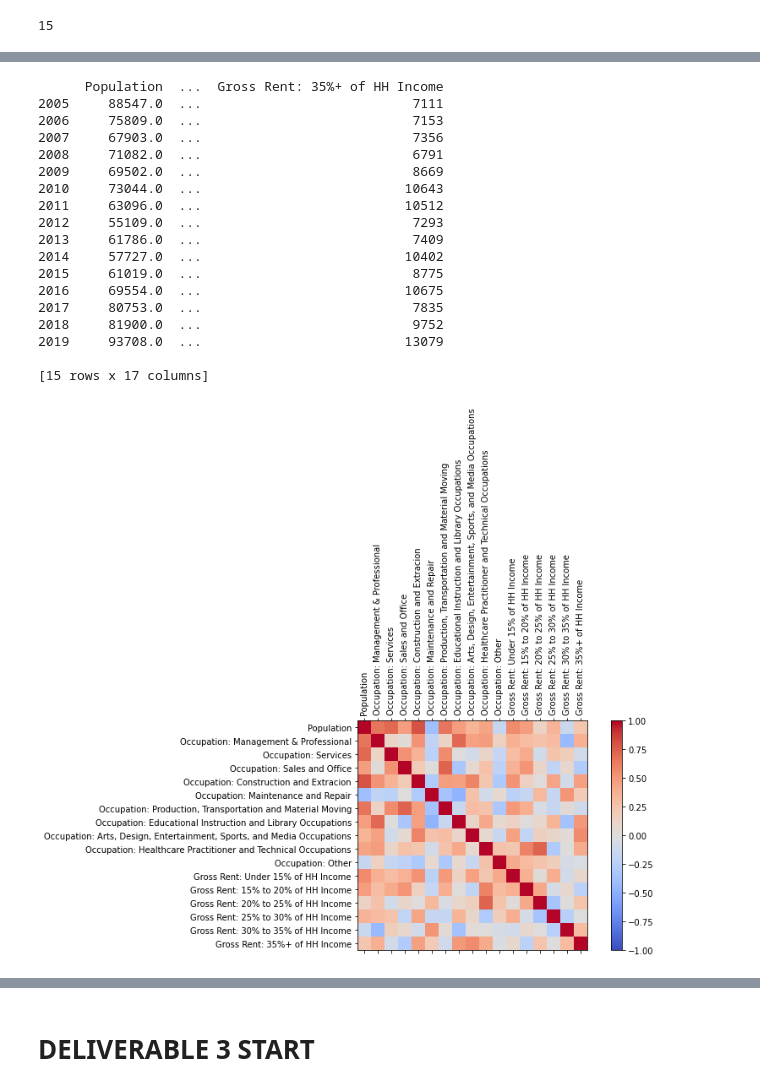
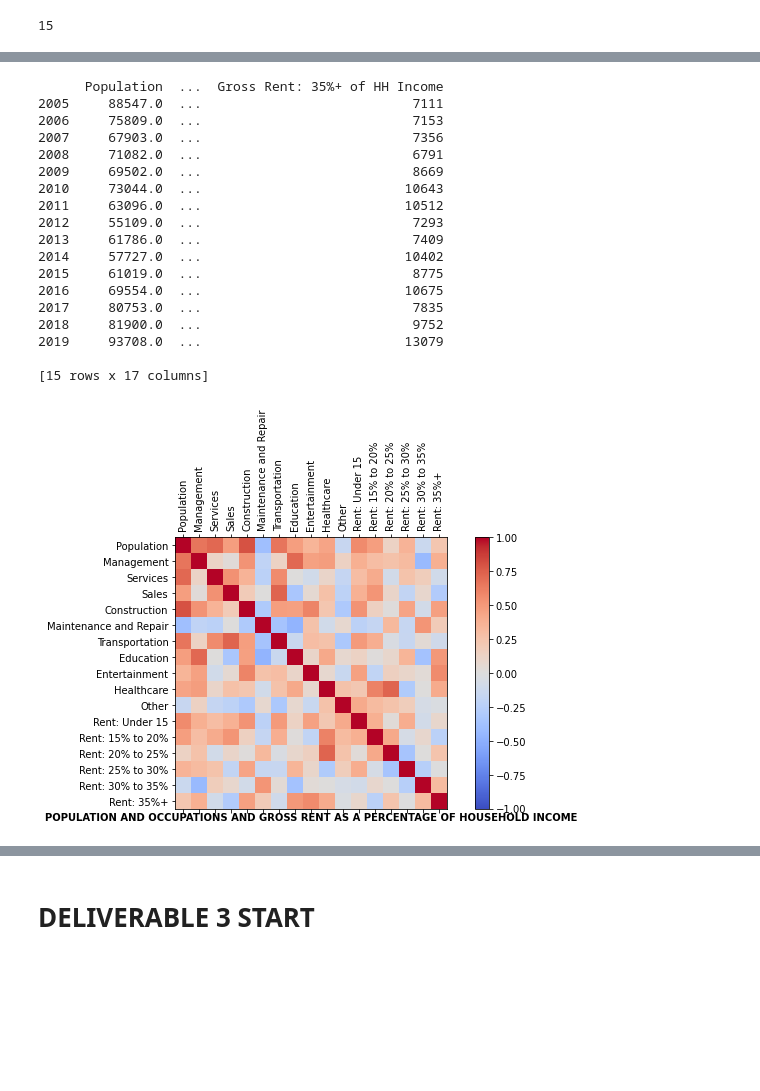
Before and after one commit to BU-Spark/ds-boston-bpda-br-census, a Jupyter notebook: emilygreven/CensusProjectDeliverable3.ipynb, the cells around one changed output, grey strips where cells are left out. Cells and saved outputs as stored; diff of their text form; code cells hidden in the pictures; blank space fills up the shorter version.

```diff
--- a/emilygreven/CensusProjectDeliverable3.ipynb
+++ b/emilygreven/CensusProjectDeliverable3.ipynb
@@ -446,17 +588,0 @@ females_industry_df = MA_df[["Female", "Private Wage and Salary Workers",
-# %%
-def makeCorrGraph(df):
-  # This code is from: https://medium.com/@sebastiannorena/finding-correlation-between-many-variables-multidimensional-dataset-with-python-5deb3f39ffb3
-  corr = df.corr()
-  fig = plt.figure()
-  ax = fig.add_subplot(111)
-  cax = ax.matshow(corr,cmap='coolwarm', vmin=-1, vmax=1)
-  fig.colorbar(cax)
-  ticks = np.arange(0,len(df.columns),1)
-  ax.set_xticks(ticks)
-  plt.xticks(rotation=90)
-  ax.set_yticks(ticks)
-  ax.set_xticklabels(df.columns)
-  ax.set_yticklabels(df.columns)
-  plt.show()
-
-makeCorrGraph(females_industry_df)
@@ -540,39 +604,59 @@ population_occupation_df = MA_df[["Population", "Occupation: Management & Profes
 "Occupation: Other"
 ]]
 
+pop_occ_colnames = ["Population", "Management",
+"Services",
+"Sales",
+"Construction",
+"Maintenance and Repair",
+"Transportation",
+"Education",
+"Entertainment",
+"Healthcare",
+"Other"
+]
 rent_montly_percentage_df = housing_df[[
  "Gross Rent: Under 15% of HH Income",
  "Gross Rent: 15% to 20% of HH Income",
  "Gross Rent: 20% to 25% of HH Income",
  "Gross Rent: 25% to 30% of HH Income",
  "Gross Rent: 30% to 35% of HH Income",
  "Gross Rent: 35%+ of HH Income"]]
 
+rent_colnames = [
+ "Rent: Under 15",
+ "Rent: 15% to 20%",
+ "Rent: 20% to 25%",
+ "Rent: 25% to 30%",
+ "Rent: 30% to 35%",
+ "Rent: 35%+"]
+
+pop_rent_colnames = pop_occ_colnames + rent_colnames
 employment_rent_frames = [population_occupation_df, rent_montly_percentage_df]
 result_df_employment_rent = pd.concat(employment_rent_frames, axis=1)
 
 print(result_df_employment_rent)
-makeCorrGraph(result_df_employment_rent)
+makeCorrGraph(result_df_employment_rent, pop_rent_colnames, "POPULATION AND OCCUPATIONS AND GROSS RENT AS A PERCENTAGE OF HOUSEHOLD INCOME")
 # %% [output]
       Population  ...  Gross Rent: 35%+ of HH Income
 2005     88547.0  ...                           7111
 2006     75809.0  ...                           7153
 2007     67903.0  ...                           7356
 2008     71082.0  ...                           6791
 2009     69502.0  ...                           8669
 2010     73044.0  ...                          10643
 2011     63096.0  ...                          10512
 2012     55109.0  ...                           7293
 2013     61786.0  ...                           7409
 2014     57727.0  ...                          10402
 2015     61019.0  ...                           8775
 2016     69554.0  ...                          10675
 2017     80753.0  ...                           7835
 2018     81900.0  ...                           9752
 2019     93708.0  ...                          13079
 
 [15 rows x 17 columns]
-[figure, old version]
+[figure, new version]
 # %%
 
 owner_costs_monthly_percentage_df = housing_df[["Owner Costs: Under 20% of HH Income",
```
Also changed, not shown: parts of 21 cells of this notebook.
